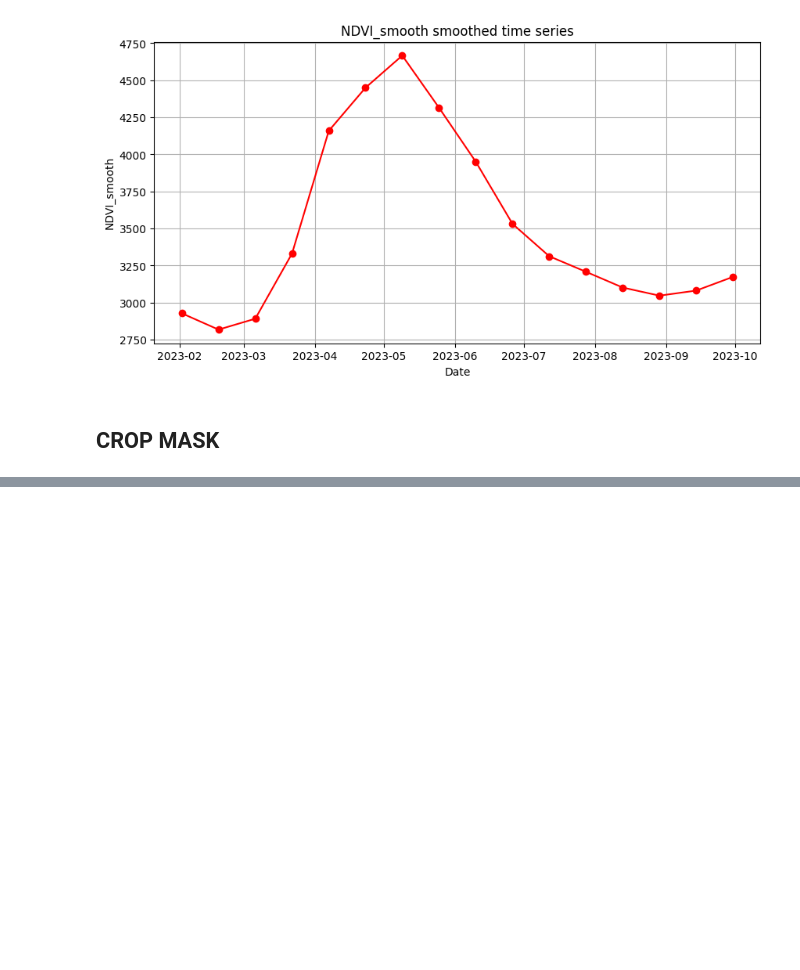
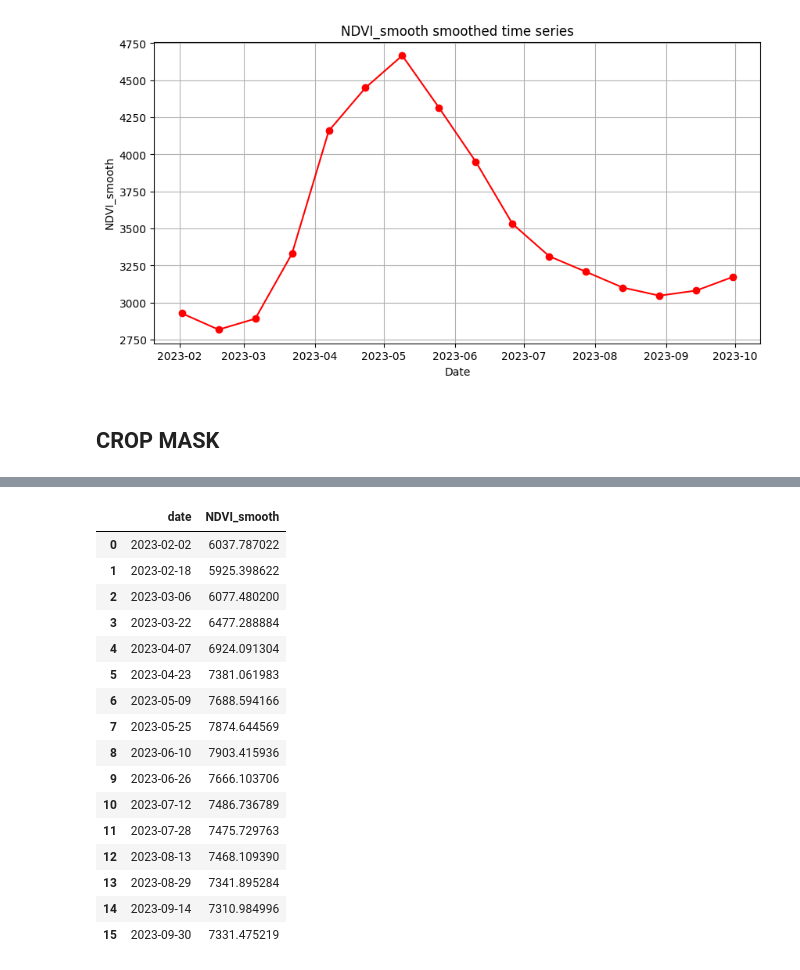
Before and after one commit to anaguilarar/agwise_data_sourcing, a Jupyter notebook: GEEMODIS_data_download.ipynb, the cells around one changed output, grey strips where cells are left out. Saved outputs shown, nothing was run; the diff lists cells and outputs as text; code cells hidden in the pictures; blank space fills up the shorter version.

```diff
--- a/GEEMODIS_data_download.ipynb
+++ b/GEEMODIS_data_download.ipynb
@@ -162,0 +201,20 @@ Map(center=[-1.37, 38.01], controls=(WidgetControl(options=['position', 'transpa
+# %%
+smootheddf5
+# %% [output]
+|  | date | NDVI_smooth |
+| 0 | 2023-02-02 | 6037.787022 |
+| 1 | 2023-02-18 | 5925.398622 |
+| 2 | 2023-03-06 | 6077.480200 |
+| 3 | 2023-03-22 | 6477.288884 |
+| 4 | 2023-04-07 | 6924.091304 |
+| 5 | 2023-04-23 | 7381.061983 |
+| 6 | 2023-05-09 | 7688.594166 |
+| 7 | 2023-05-25 | 7874.644569 |
+| 8 | 2023-06-10 | 7903.415936 |
+| 9 | 2023-06-26 | 7666.103706 |
+| 10 | 2023-07-12 | 7486.736789 |
+| 11 | 2023-07-28 | 7475.729763 |
+| 12 | 2023-08-13 | 7468.109390 |
+| 13 | 2023-08-29 | 7341.895284 |
+| 14 | 2023-09-14 | 7310.984996 |
+| 15 | 2023-09-30 | 7331.475219 |
```
Also changed, not shown: parts of 7 cells of this notebook, 1 other file.
